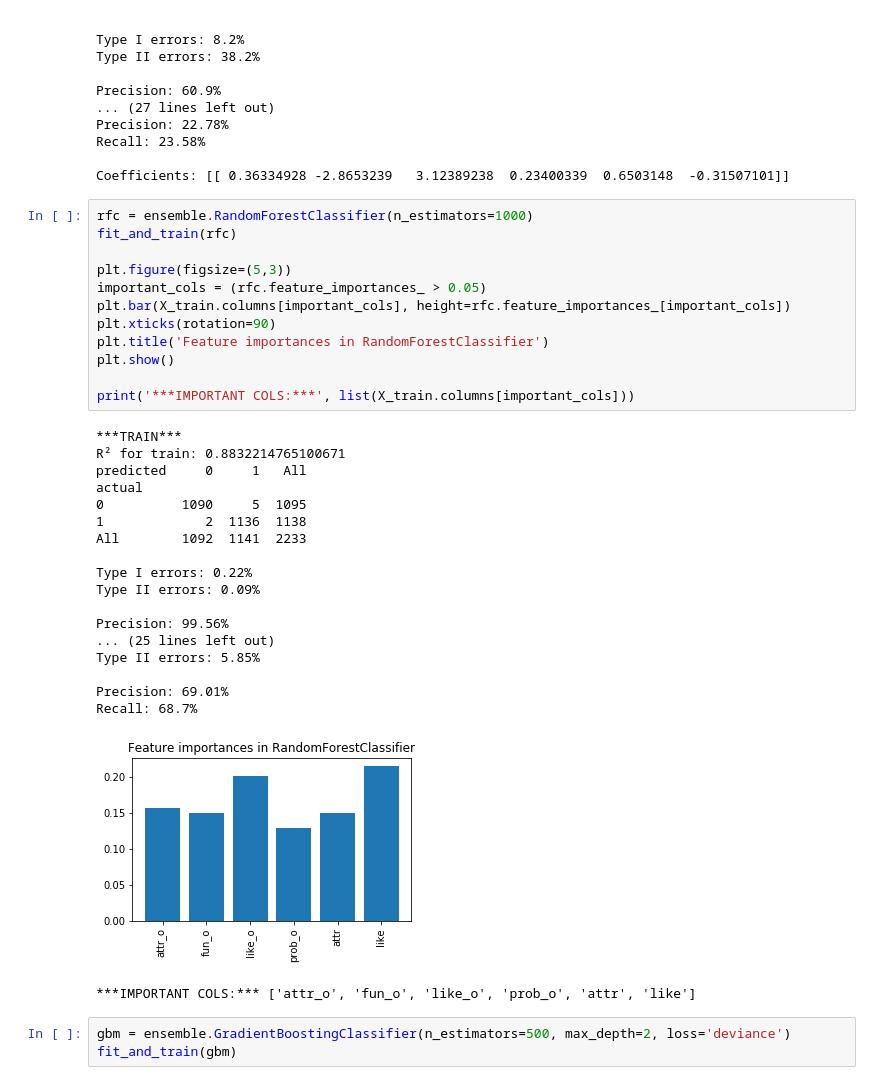
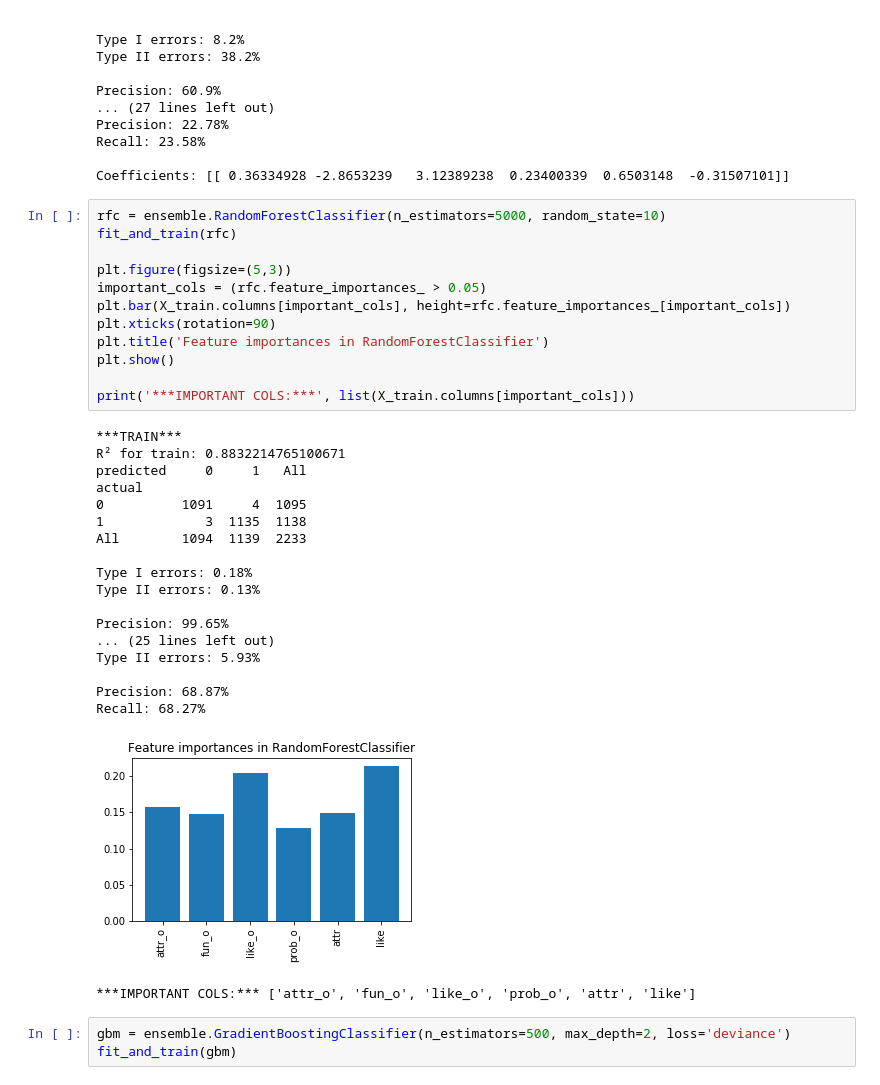
Before and after one commit to esthersweon/thinkful, a Jupyter notebook: main/unit_3/lesson_7_project_1.ipynb, the cells around one changed output. Drawn from its saved outputs; the diff is of its cells as text.

```diff
--- a/main/unit_3/lesson_7_project_1.ipynb
+++ b/main/unit_3/lesson_7_project_1.ipynb
@@ -626,36 +626,36 @@ Recall: 23.58%
 
 Coefficients: [[ 0.36334928 -2.8653239   3.12389238  0.23400339  0.6503148  -0.31507101]]
 # %%
-rfc = ensemble.RandomForestClassifier(n_estimators=1000)
+rfc = ensemble.RandomForestClassifier(n_estimators=5000, random_state=10)
 fit_and_train(rfc)
 
 plt.figure(figsize=(5,3))
 important_cols = (rfc.feature_importances_ > 0.05)
 plt.bar(X_train.columns[important_cols], height=rfc.feature_importances_[important_cols])
 plt.xticks(rotation=90)
 plt.title('Feature importances in RandomForestClassifier')
 plt.show()
 
 print('***IMPORTANT COLS:***', list(X_train.columns[important_cols]))
 # %% [output]
 ***TRAIN***
 R² for train: 0.8832214765100671
 predicted     0     1   All
 actual
-0          1090     5  1095
-1             2  1136  1138
-All        1092  1141  2233
+0          1091     4  1095
+1             3  1135  1138
+All        1094  1139  2233
 
-Type I errors: 0.22%
-Type II errors: 0.09%
+Type I errors: 0.18%
+Type II errors: 0.13%
 
-Precision: 99.56%
+Precision: 99.65%
 ... (25 lines left out)
-Type II errors: 5.85%
+Type II errors: 5.93%
 
-Precision: 69.01%
-Recall: 68.7%
+Precision: 68.87%
+Recall: 68.27%
-[figure, old version]
+[figure, new version]
 ***IMPORTANT COLS:*** ['attr_o', 'fun_o', 'like_o', 'prob_o', 'attr', 'like']
 # %%
 gbm = ensemble.GradientBoostingClassifier(n_estimators=500, max_depth=2, loss='deviance')
```
Also changed, not shown: parts of 1 cell of this notebook.
